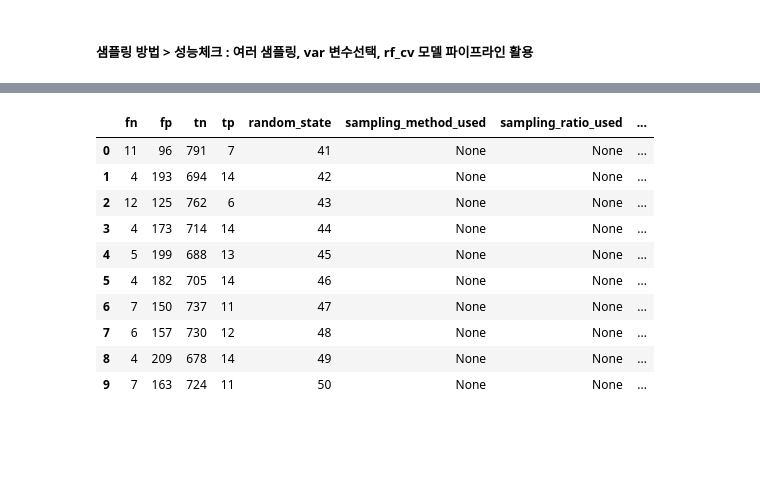
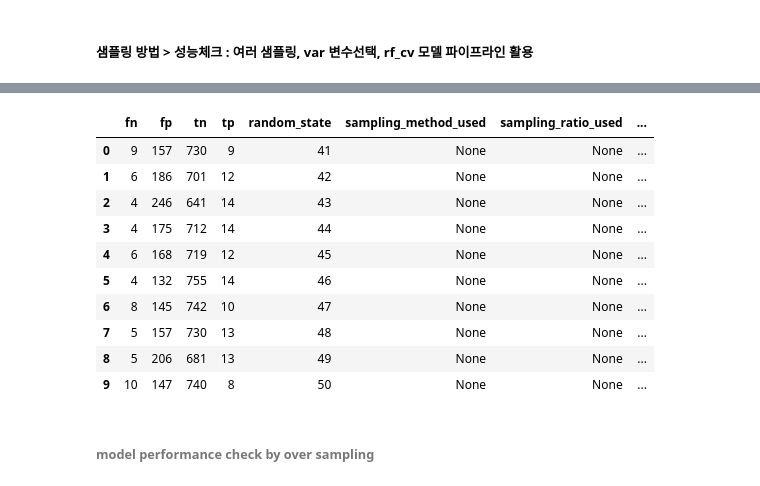
Before and after one commit to KstecGit2021/sparc-malfunction-classification-develop_bak, a Jupyter notebook: src/@analyze_data_oversampling.ipynb, the cells around one changed output, grey strips where cells are left out. Drawn from its saved outputs; the diff is of its cells as text; code cells hidden in the pictures; blank space fills up the shorter version.

```diff
--- a/src/@analyze_data_oversampling.ipynb
+++ b/src/@analyze_data_oversampling.ipynb
@@ -526,8 +479,8 @@ for i, param in enumerate(params):
 # %%
-# feature select test : pipeline
+# split and sample test : pipeline
 ## 선택한 피처셋 feature_selection_info['final_features'] 리스트를 모델링 파이프라인에 적용, 모델링 결과를 리턴
 
-def pl_smpl_test(
+def pl_get_model_result(
         preprocessed_dataset,
         split_parameter,
         feature_selection_info,
@@ -627,0 +713,3 @@ for idx, split_parameter in split_parameters.items():
+# %%
+save_path = "data/result/create_train_test/split_random_seed_change"
+usr_pl_smpl_test_result_ftpn_df_random_seed = run_summary_pl_result_create_train_and_test(split_parameters, save_path)
@@ -628,16 +734,16 @@ for idx, split_parameter in split_parameters.items():
 # %%
-# 샘플링방법 모델성능요약
+# 분할 랜덤시드 모델성능요약
 
-usr_pl_smpl_test_result_ftpn_df
+usr_pl_smpl_test_result_ftpn_df_random_seed
 # %% [output]
 |  | fn | fp | tn | tp | random_state | sampling_method_used | sampling_ratio_used | ... |
-| 0 | 11 | 96 | 791 | 7 | 41 | None | None | ... |
-| 1 | 4 | 193 | 694 | 14 | 42 | None | None | ... |
-| 2 | 12 | 125 | 762 | 6 | 43 | None | None | ... |
-| 3 | 4 | 173 | 714 | 14 | 44 | None | None | ... |
-| 4 | 5 | 199 | 688 | 13 | 45 | None | None | ... |
-| 5 | 4 | 182 | 705 | 14 | 46 | None | None | ... |
-| 6 | 7 | 150 | 737 | 11 | 47 | None | None | ... |
-| 7 | 6 | 157 | 730 | 12 | 48 | None | None | ... |
-| 8 | 4 | 209 | 678 | 14 | 49 | None | None | ... |
-| 9 | 7 | 163 | 724 | 11 | 50 | None | None | ... |
+| 0 | 9 | 157 | 730 | 9 | 41 | None | None | ... |
+| 1 | 6 | 186 | 701 | 12 | 42 | None | None | ... |
+| 2 | 4 | 246 | 641 | 14 | 43 | None | None | ... |
+| 3 | 4 | 175 | 712 | 14 | 44 | None | None | ... |
+| 4 | 6 | 168 | 719 | 12 | 45 | None | None | ... |
+| 5 | 4 | 132 | 755 | 14 | 46 | None | None | ... |
+| 6 | 8 | 145 | 742 | 10 | 47 | None | None | ... |
+| 7 | 5 | 157 | 730 | 13 | 48 | None | None | ... |
+| 8 | 5 | 206 | 681 | 13 | 49 | None | None | ... |
+| 9 | 10 | 147 | 740 | 8 | 50 | None | None | ... |
@@ -647,0 +750,2 @@ usr_pl_smpl_test_result_ftpn_df
+# %% [markdown]
+###### model performance check by over sampling
```
Also changed, not shown: parts of 24 cells of this notebook, 17 other files.
